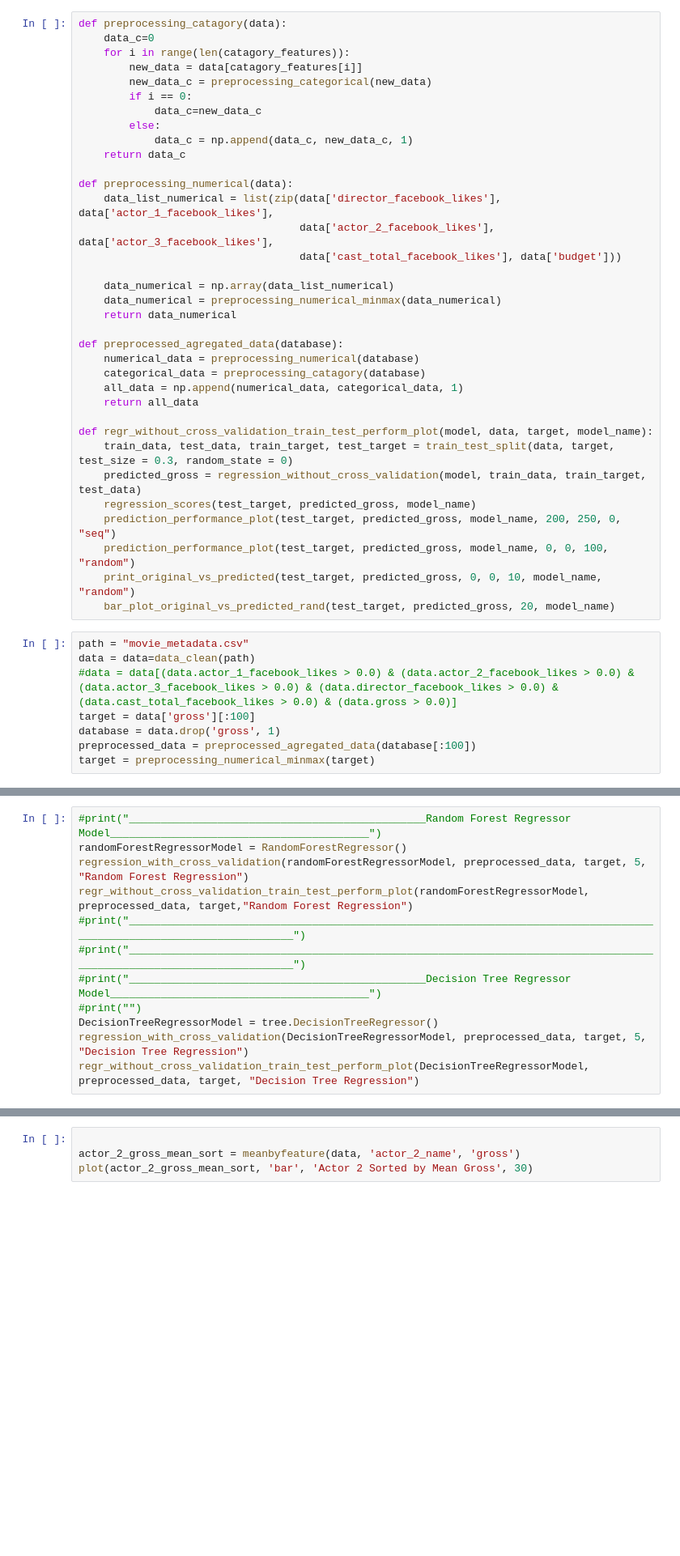
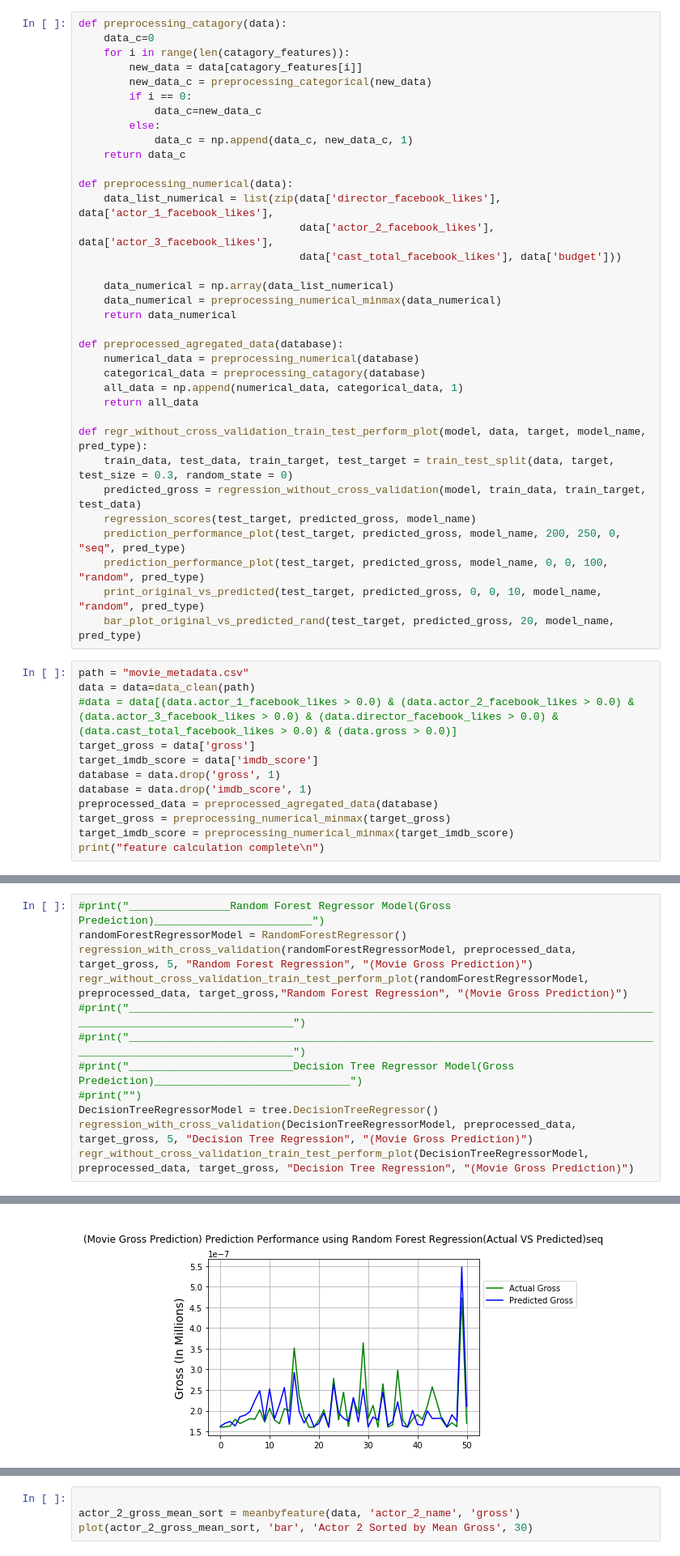
Before and after one commit to anjanatiha/Movie-Revenue-Rating-Prediction-from-IMDB-Movie-Data, a Jupyter notebook: Anjana_Tiha_Data_Science_Project_IMDBMovie_Version1.7.8.ipynb, the cells around one changed output, grey strips where cells are left out. Shown at 81% size. Saved outputs shown, nothing was run; the diff lists cells and outputs as text; blank space fills up the shorter version.

```diff
--- a/Anjana_Tiha_Data_Science_Project_IMDBMovie_Version1.7.8.ipynb
+++ b/Anjana_Tiha_Data_Science_Project_IMDBMovie_Version1.7.8.ipynb
@@ -243,19 +244,23 @@ def preprocessed_agregated_data(database):
     all_data = np.append(numerical_data, categorical_data, 1)
     return all_data
 
-def regr_without_cross_validation_train_test_perform_plot(model, data, target, model_name):
+def regr_without_cross_validation_train_test_perform_plot(model, data, target, model_name, pred_type):
     train_data, test_data, train_target, test_target = train_test_split(data, target, test_size = 0.3, random_state = 0)
     predicted_gross = regression_without_cross_validation(model, train_data, train_target, test_data)
     regression_scores(test_target, predicted_gross, model_name)
-    prediction_performance_plot(test_target, predicted_gross, model_name, 200, 250, 0, "seq")
-    prediction_performance_plot(test_target, predicted_gross, model_name, 0, 0, 100, "random")
-    print_original_vs_predicted(test_target, predicted_gross, 0, 0, 10, model_name, "random")
-    bar_plot_original_vs_predicted_rand(test_target, predicted_gross, 20, model_name)
+    prediction_performance_plot(test_target, predicted_gross, model_name, 200, 250, 0, "seq", pred_type)
+    prediction_performance_plot(test_target, predicted_gross, model_name, 0, 0, 100, "random", pred_type)
+    print_original_vs_predicted(test_target, predicted_gross, 0, 0, 10, model_name, "random", pred_type)
+    bar_plot_original_vs_predicted_rand(test_target, predicted_gross, 20, model_name, pred_type)
 # %%
 path = "movie_metadata.csv"
 data = data=data_clean(path)
 #data = data[(data.actor_1_facebook_likes > 0.0) & (data.actor_2_facebook_likes > 0.0) & (data.actor_3_facebook_likes > 0.0) & (data.director_facebook_likes > 0.0) & (data.cast_total_facebook_likes > 0.0) & (data.gross > 0.0)]
-target = data['gross'][:100]
+target_gross = data['gross']
+target_imdb_score = data['imdb_score']
 database = data.drop('gross', 1)
-preprocessed_data = preprocessed_agregated_data(database[:100])
-target = preprocessing_numerical_minmax(target)
+database = data.drop('imdb_score', 1)
+preprocessed_data = preprocessed_agregated_data(database)
+target_gross = preprocessing_numerical_minmax(target_gross)
+target_imdb_score = preprocessing_numerical_minmax(target_imdb_score)
+print("feature calculation complete\n")
@@ -262,12 +269,13 @@ target = preprocessing_numerical_minmax(target)
 # %%
-#print("_______________________________________________Random Forest Regressor Model_________________________________________")
+#print("________________Random Forest Regressor Model(Gross Predeiction)_________________________")
 randomForestRegressorModel = RandomForestRegressor()
-regression_with_cross_validation(randomForestRegressorModel, preprocessed_data, target, 5, "Random Forest Regression")
-regr_without_cross_validation_train_test_perform_plot(randomForestRegressorModel, preprocessed_data, target,"Random Forest Regression")
+regression_with_cross_validation(randomForestRegressorModel, preprocessed_data, target_gross, 5, "Random Forest Regression", "(Movie Gross Prediction)")
+regr_without_cross_validation_train_test_perform_plot(randomForestRegressorModel, preprocessed_data, target_gross,"Random Forest Regression", "(Movie Gross Prediction)")
 #print("_____________________________________________________________________________________________________________________")
 #print("_____________________________________________________________________________________________________________________")
-#print("_______________________________________________Decision Tree Regressor Model_________________________________________")
+#print("__________________________Decision Tree Regressor Model(Gross Predeiction)_______________________________")
 #print("")
 DecisionTreeRegressorModel = tree.DecisionTreeRegressor()
-regression_with_cross_validation(DecisionTreeRegressorModel, preprocessed_data, target, 5, "Decision Tree Regression")
-regr_without_cross_validation_train_test_perform_plot(DecisionTreeRegressorModel, preprocessed_data, target, "Decision Tree Regression")
+regression_with_cross_validation(DecisionTreeRegressorModel, preprocessed_data, target_gross, 5, "Decision Tree Regression", "(Movie Gross Prediction)")
+regr_without_cross_validation_train_test_perform_plot(DecisionTreeRegressorModel, preprocessed_data, target_gross, "Decision Tree Regression", "(Movie Gross Prediction)")
+# %% [output]
@@ -273,0 +304 @@ regr_without_cross_validation_train_test_perform_plot(DecisionTreeRegressorModel
+[figure, added]
```
Also changed, not shown: parts of 6 cells of this notebook.
